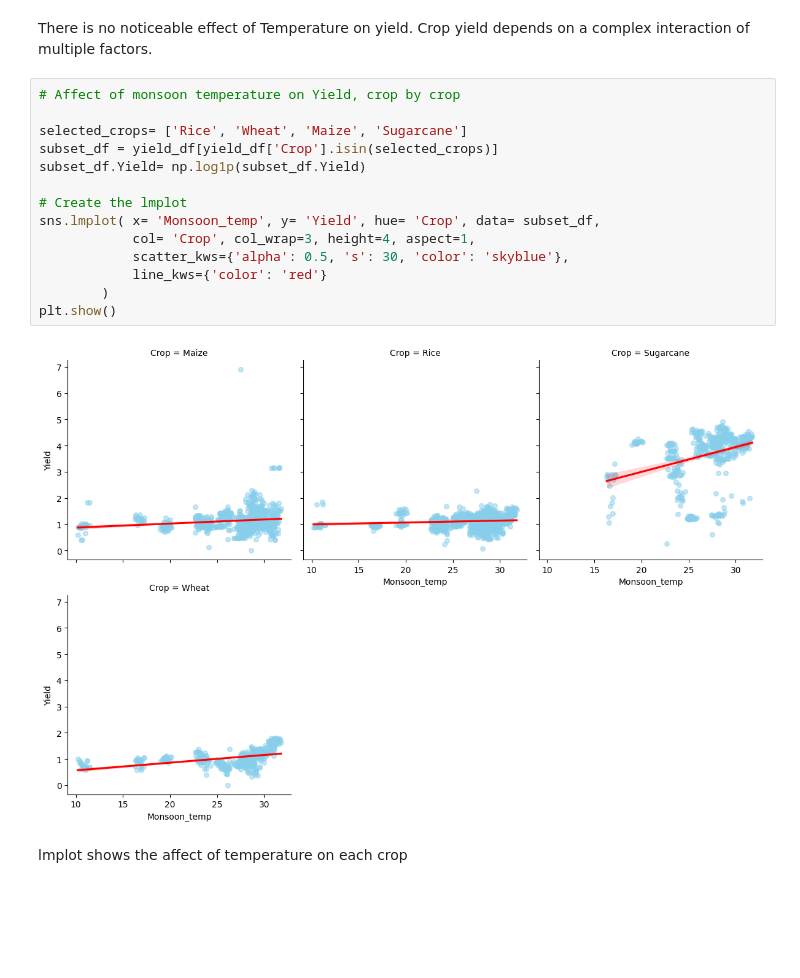
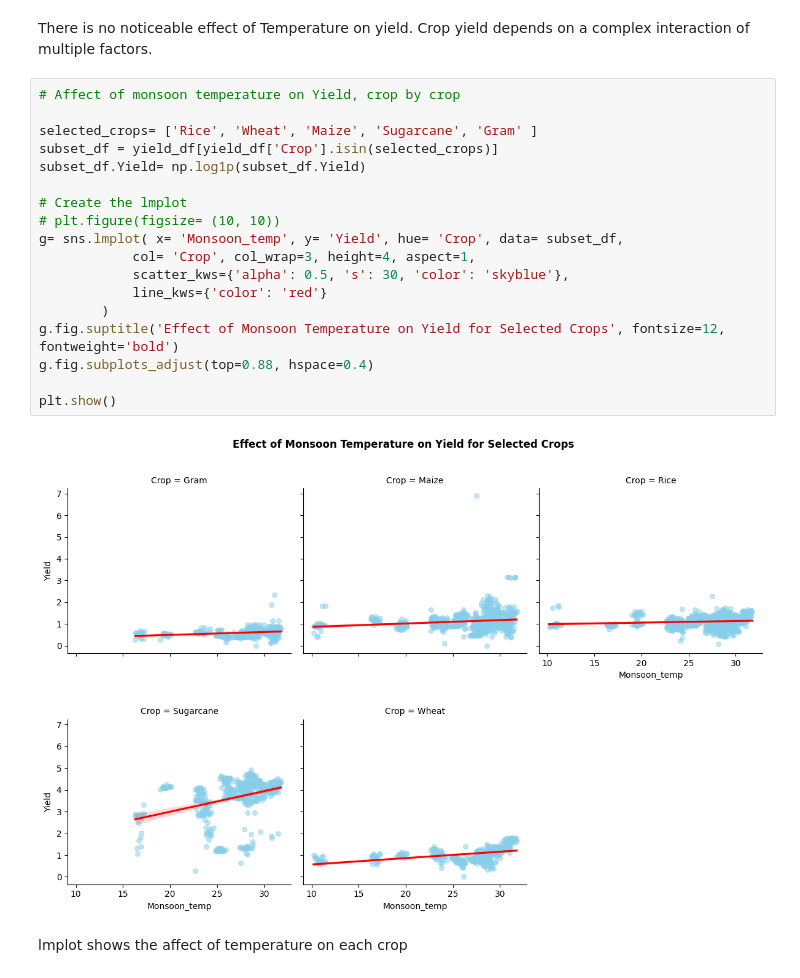
Before and after one commit to Sneha-s-kumarr/ICTAK_DSA_FinalProject, a Jupyter notebook: Crop_Yield_prediction_regression_task.ipynb, the cells around one changed output. Saved outputs shown, nothing was run; the diff lists cells and outputs as text; blank space fills up the shorter version.

```diff
--- a/Crop_Yield_prediction_regression_task.ipynb
+++ b/Crop_Yield_prediction_regression_task.ipynb
@@ -571,18 +575,22 @@ There is no noticeable effect of Temperature on yield. Crop yield depends on a c
 # %%
 # Affect of monsoon temperature on Yield, crop by crop
 
-selected_crops= ['Rice', 'Wheat', 'Maize', 'Sugarcane']
+selected_crops= ['Rice', 'Wheat', 'Maize', 'Sugarcane', 'Gram' ]
 subset_df = yield_df[yield_df['Crop'].isin(selected_crops)]
 subset_df.Yield= np.log1p(subset_df.Yield)
 
 # Create the lmplot
-sns.lmplot( x= 'Monsoon_temp', y= 'Yield', hue= 'Crop', data= subset_df,
+# plt.figure(figsize= (10, 10))
+g= sns.lmplot( x= 'Monsoon_temp', y= 'Yield', hue= 'Crop', data= subset_df,
             col= 'Crop', col_wrap=3, height=4, aspect=1,
             scatter_kws={'alpha': 0.5, 's': 30, 'color': 'skyblue'},
             line_kws={'color': 'red'}
         )
+g.fig.suptitle('Effect of Monsoon Temperature on Yield for Selected Crops', fontsize=12, fontweight='bold')
+g.fig.subplots_adjust(top=0.88, hspace=0.4)
+
 plt.show()
 # %% [output]
-[figure, old version]
+[figure, new version]
 # %% [markdown]
 lmplot shows the affect of temperature on each crop
```
Also changed, not shown: parts of 12 cells of this notebook.
